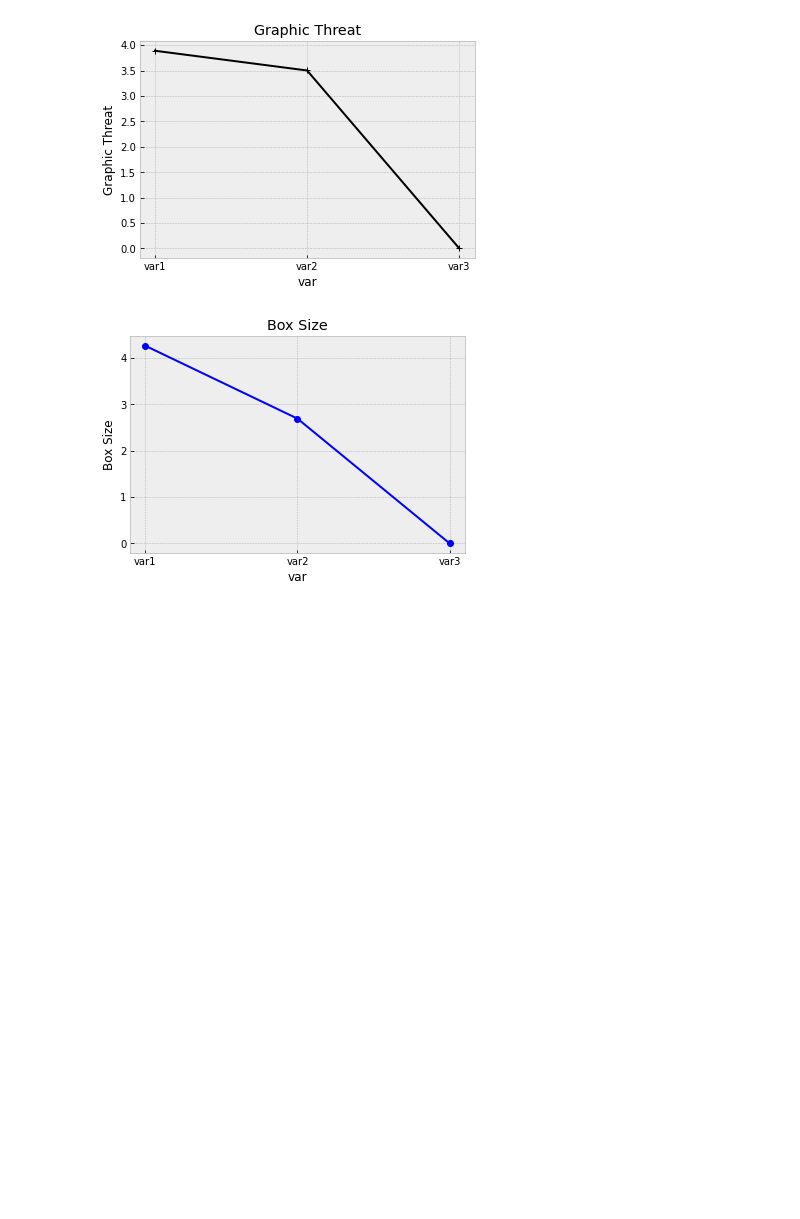
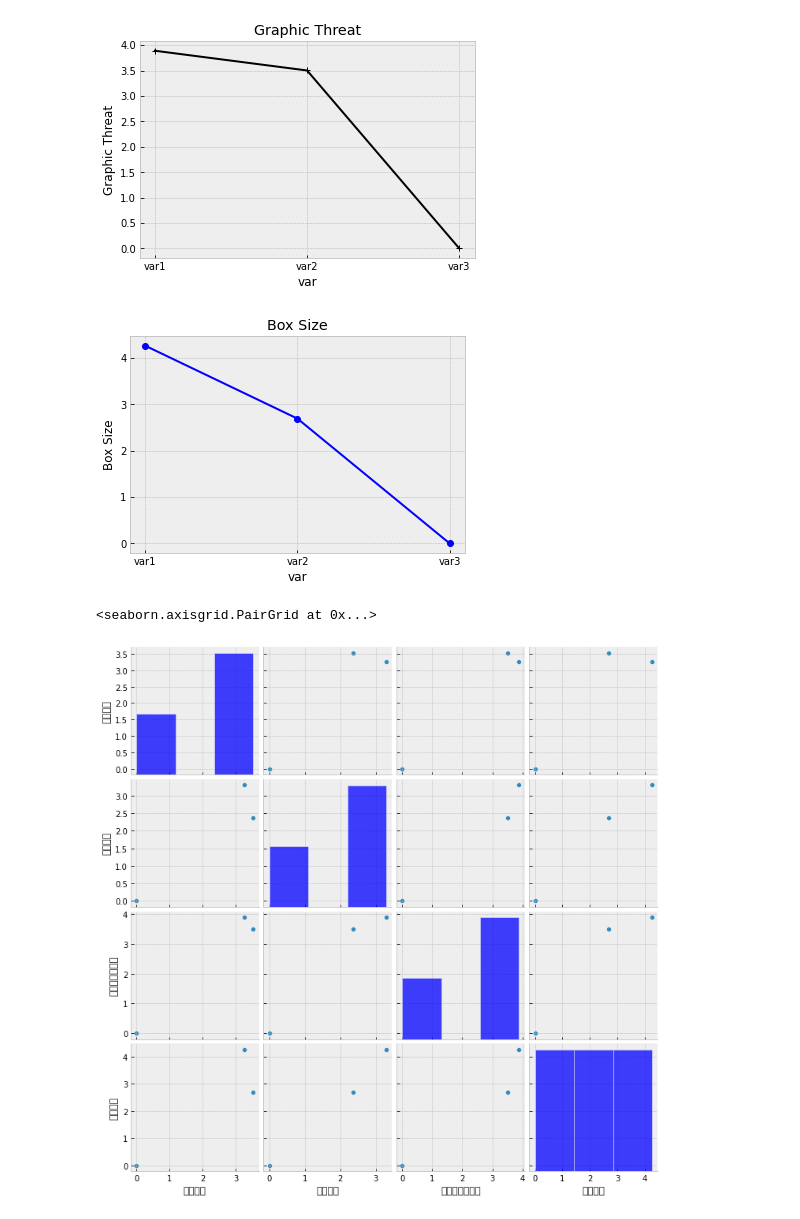
Before and after one commit to Ash-Stat/An-Si-Hyun, a Jupyter notebook: 컨조인트분석.ipynb, the cells around one changed output. Drawn from its saved outputs; the diff is of its cells as text; code cells hidden in the pictures; blank space fills up the shorter version.

```diff
--- a/컨조인트분석.ipynb
+++ b/컨조인트분석.ipynb
@@ -224,3 +225,8 @@ plt.show()
 [figure]
 # %%
 #상관계수검정, 코딩정리
+
+sns.pairplot(coef)
+# %% [output]
+<seaborn.axisgrid.PairGrid at 0x...>
+[figure, added]
```
Also changed, not shown: parts of 8 cells of this notebook.
